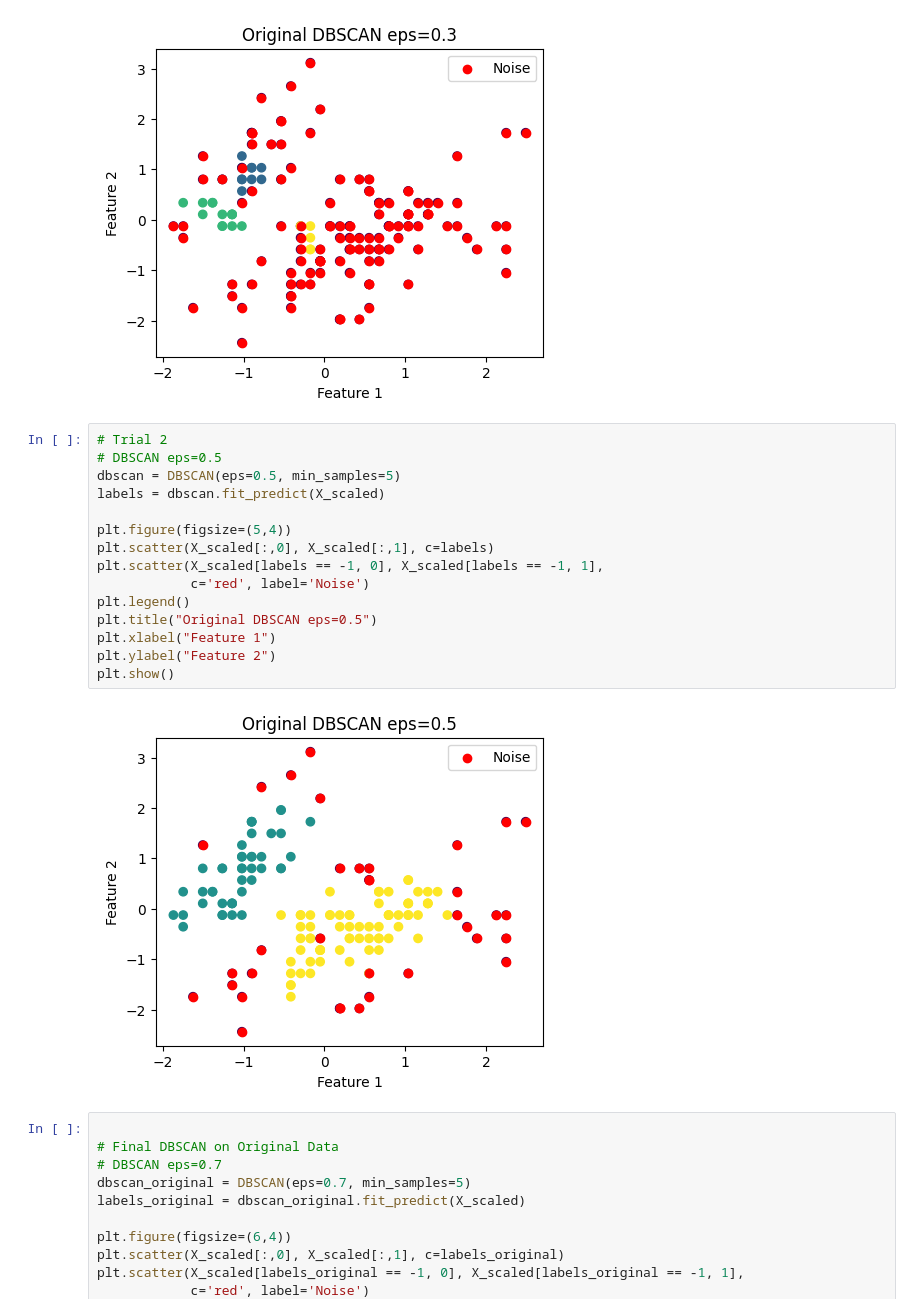
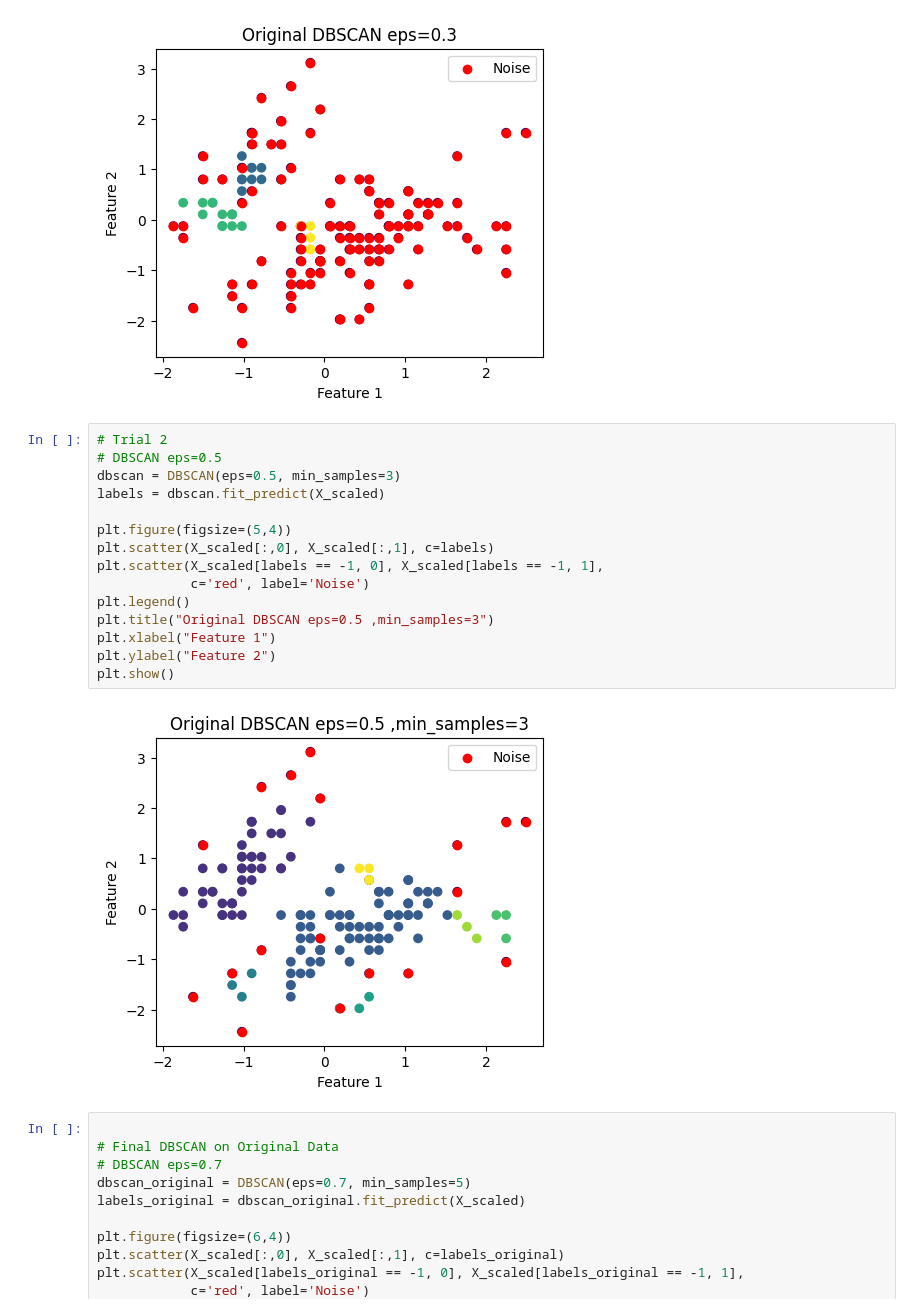
Before and after one commit to DOHA-BASEM3/Activity-3--DBSCAN-and-PCA, a Jupyter notebook: DBSCAN_and_PCA.ipynb, the cells around one changed output. Drawn from its saved outputs; the diff is of its cells as text.

```diff
--- a/DBSCAN_and_PCA.ipynb
+++ b/DBSCAN_and_PCA.ipynb
@@ -148,20 +132,20 @@ plt.show()
 # %%
 # Trial 2
 # DBSCAN eps=0.5
-dbscan = DBSCAN(eps=0.5, min_samples=5)
+dbscan = DBSCAN(eps=0.5, min_samples=3)
 labels = dbscan.fit_predict(X_scaled)
 
 plt.figure(figsize=(5,4))
 plt.scatter(X_scaled[:,0], X_scaled[:,1], c=labels)
 plt.scatter(X_scaled[labels == -1, 0], X_scaled[labels == -1, 1],
             c='red', label='Noise')
 plt.legend()
-plt.title("Original DBSCAN eps=0.5")
+plt.title("Original DBSCAN eps=0.5 ,min_samples=3")
 plt.xlabel("Feature 1")
 plt.ylabel("Feature 2")
 plt.show()
 # %% [output]
-[figure, old version]
+[figure, new version]
 # %%
 
 # Final DBSCAN on Original Data
```
Also changed, not shown: parts of 5 cells of this notebook.
